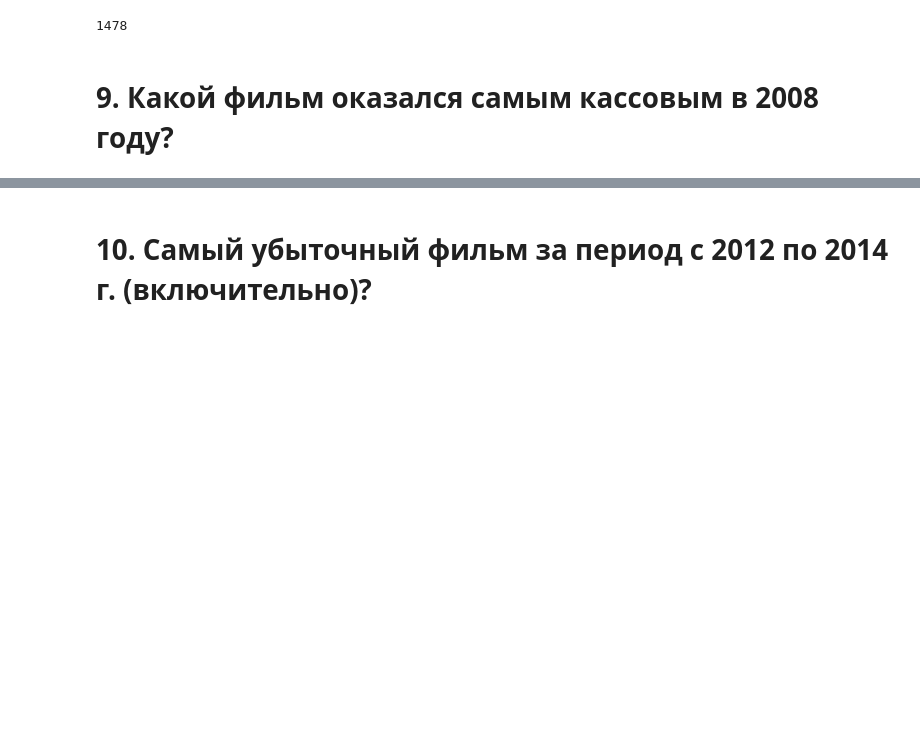
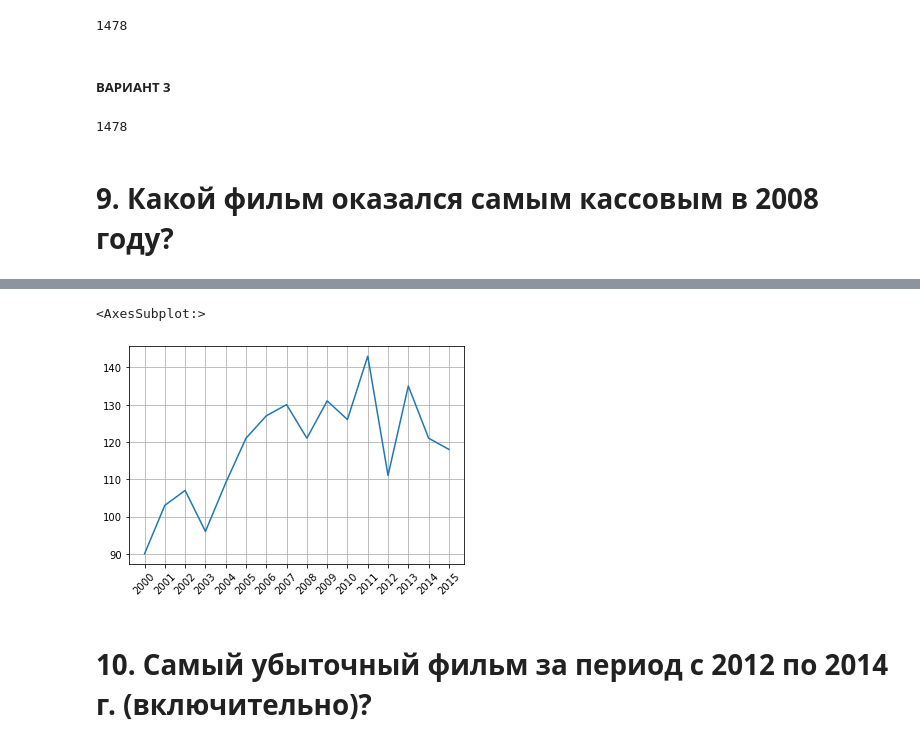
Before and after one commit to artkel/module_1, a Jupyter notebook: Movies_IMBD_v4.1_TEMPLATE.ipynb, the cells around one changed output, grey strips where cells are left out. Saved outputs shown, nothing was run; the diff lists cells and outputs as text; code cells hidden in the pictures; blank space fills up the shorter version.

```diff
--- a/Movies_IMBD_v4.1_TEMPLATE.ipynb
+++ b/Movies_IMBD_v4.1_TEMPLATE.ipynb
@@ -304,6 +318,12 @@ data_new[data_new.revenue > data_new.budget].original_title.count()
 data_new.query("revenue > budget").original_title.count()
 # %% [output]
 1478
+# %% [markdown]
+##### ВАРИАНТ 3
+# %%
+data_new[lambda x: x["revenue"] > x["budget"]].original_title.count()
+# %% [output]
+1478
 # %% [markdown]
 # 9. Какой фильм оказался самым кассовым в 2008 году?
 # %%
@@ -315,6 +335,13 @@ data_new[data_new.release_year == 2008].sort_values("revenue", ascending=False).
 | 599 | 185000000 | 1001921825 | The Dark Knight | [Christian Bale, Michael Caine, H... | [Christopher Nolan] | Batman raises the stakes in his w... | 152 | [Drama, Action, Crime, Thriller] | [DC Comics, Legendary Pictures, W... | ... |
 | 603 | 185000000 | 786636033 | Indiana Jones and the Kingdom of ... | [Harrison Ford, Cate Blanchett, S... | [Steven Spielberg] | Set during the Cold War, the Sovi... | 122 | [Adventure, Action] | [Lucasfilm, Paramount Pictures] | ... |
 | 606 | 130000000 | 631744560 | Kung Fu Panda | [Jack Black, Dustin Hoffman, Ange... | [Mark Osborne, John Stevenson] | When the Valley of Peace is threa... | 90 | [Animation, Family] | [DreamWorks Animation] | ... |
+# %%
+# График количество снятых фильмов по годам
+years = range(2000, 2016)
+data_new.release_year.value_counts().sort_index().plot(grid=True, xticks=years, rot=45)
+# %% [output]
+<AxesSubplot:>
+[figure, added]
 # %% [markdown]
 # 10. Самый убыточный фильм за период с 2012 по 2014 г. (включительно)?
 # %%
```
Also changed, not shown: parts of 34 cells of this notebook.
